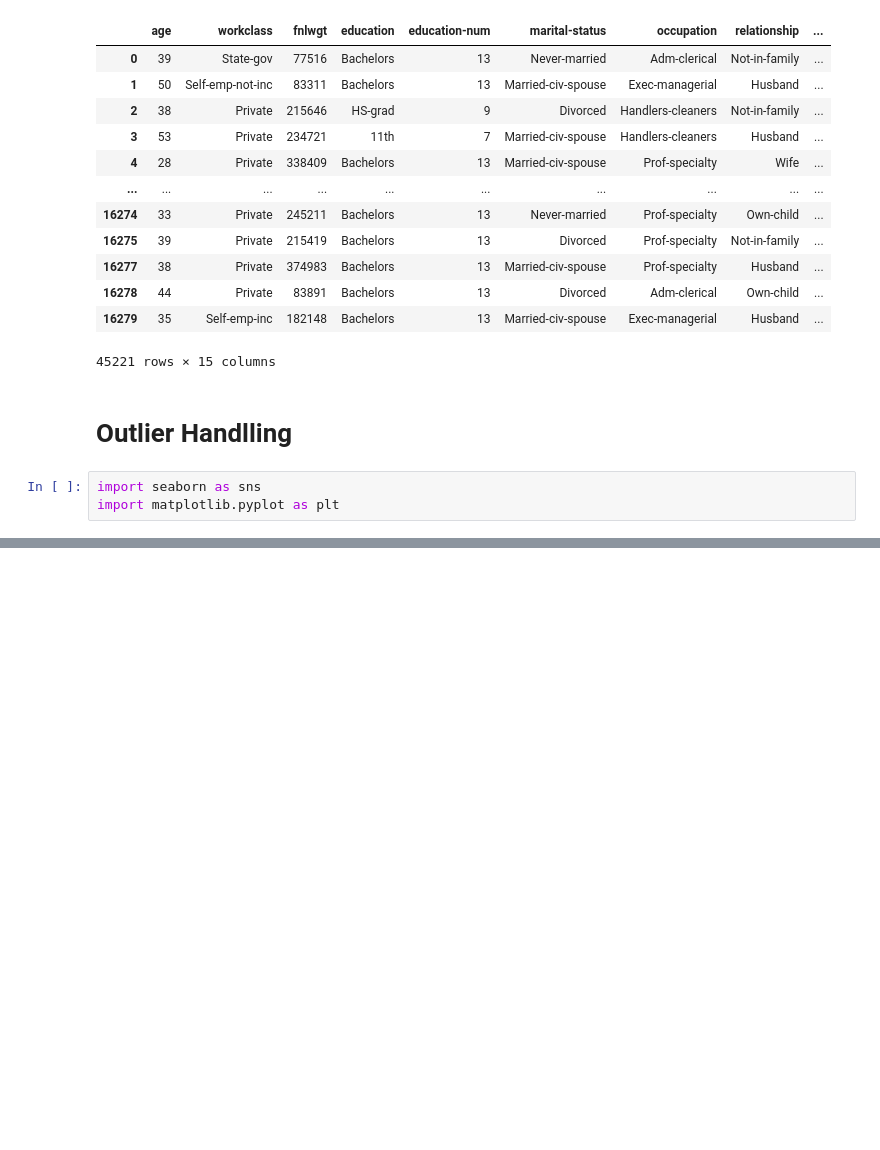
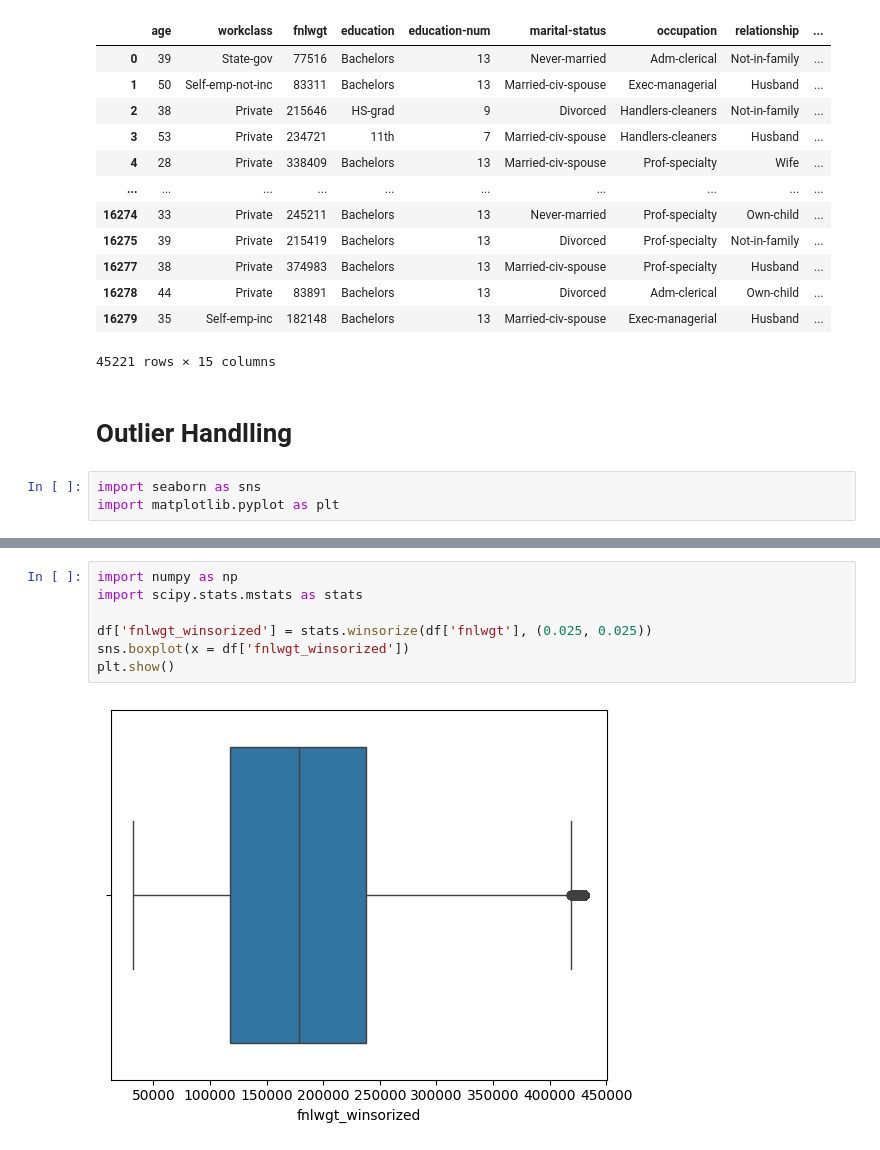
Before and after one commit to ChavinduDulaj/Income-Prediction-Project, a Jupyter notebook: preprocessingVS.ipynb, the cells around one changed output, grey strips where cells are left out. Saved outputs shown, nothing was run; the diff lists cells and outputs as text; blank space fills up the shorter version.

```diff
--- a/preprocessingVS.ipynb
+++ b/preprocessingVS.ipynb
@@ -246,0 +293,9 @@ plt.show()
+# %%
+import numpy as np
+import scipy.stats.mstats as stats
+
+df['fnlwgt_winsorized'] = stats.winsorize(df['fnlwgt'], (0.025, 0.025))
+sns.boxplot(x = df['fnlwgt_winsorized'])
+plt.show()
+# %% [output]
+[figure, added]
```
Also changed, not shown: parts of 11 cells of this notebook.
